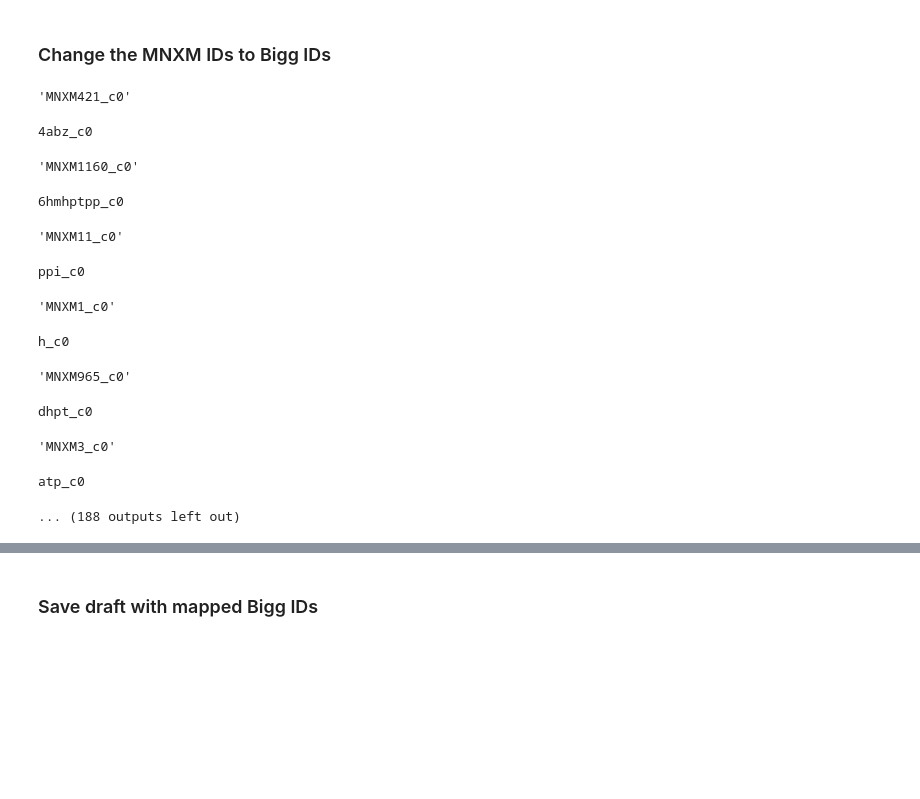
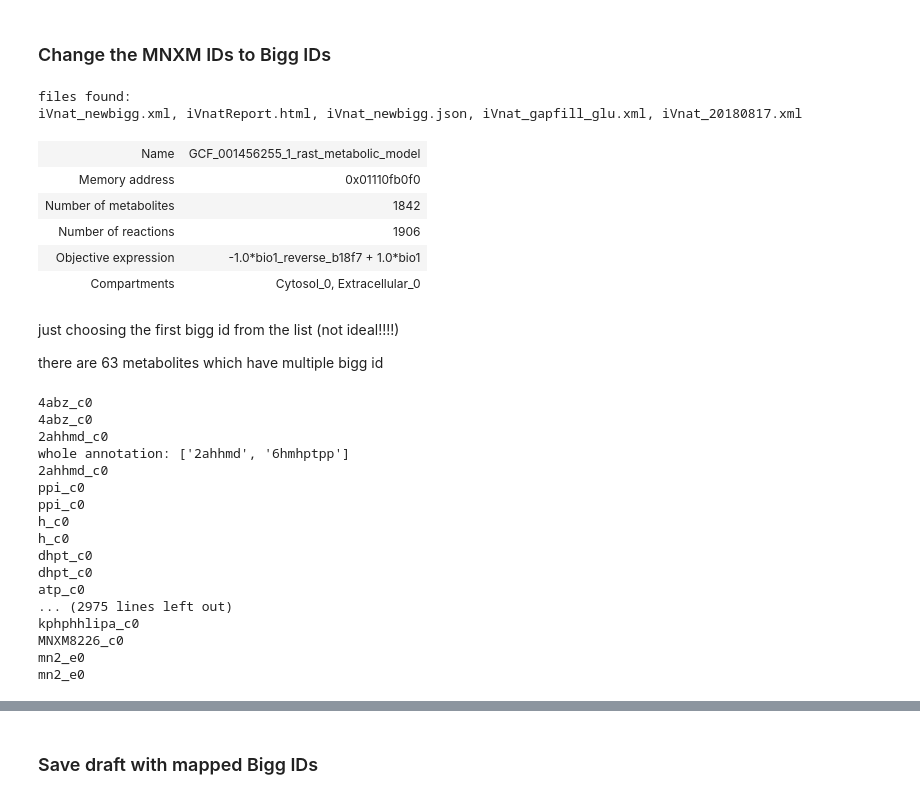
Before and after one commit to biosustain/iVnat, a Jupyter notebook: Mapping_Metabolite_IDs_to_Bigg.ipynb, the cells around one changed output, grey strips where cells are left out. Drawn from its saved outputs; the diff is of its cells as text; code cells hidden in the pictures; blank space fills up the shorter version.

Commit message:
mapping to bigg that is possible, adding exchange reactions to precursors

```diff
--- a/Mapping_Metabolite_IDs_to_Bigg.ipynb
+++ b/Mapping_Metabolite_IDs_to_Bigg.ipynb
@@ -183,32 +82,68 @@ for ls in dupl_bigg.values():
                 print(len(model.metabolites.get_by_id(pair[0]+"_"+pair[1]).reactions))
 # %% [markdown]
 ### Change the MNXM IDs to Bigg IDs
+# %%
+data_dir = "/Users/lizrad/Documents/Vibrio_folder"
+print("files found: ")
+print(", ".join(i for i in os.listdir(data_dir) if i.startswith("iVnat")))
+model_new=cobra.io.read_sbml_model(join(data_dir, "iVnat_newbigg.xml"))
+#model=cobra.io.read_legacy_sbml("C:\\Users\Asus\Documents\Vibrio_project_literature\GCF_001456255.1_rast_metabolic_model.SBML\GCF_001456255.1_rast_metabolic_model.xml")
+model_new
+# %% [output]
+files found:
+iVnat_newbigg.xml, iVnatReport.html, iVnat_newbigg.json, iVnat_gapfill_glu.xml, iVnat_20180817.xml
+| Name | GCF_001456255_1_rast_metabolic_model |
+| Memory address | 0x01110fb0f0 |
+| Number of metabolites | 1842 |
+| Number of reactions | 1906 |
+| Objective expression | -1.0*bio1_reverse_b18f7 + 1.0*bio1 |
+| Compartments | Cytosol_0, Extracellular_0 |
+# %% [markdown]
+just choosing the first bigg id from the list (not ideal!!!!)
+
+there are 63 metabolites which have multiple bigg id
 # %%
-for met in model.metabolites:
-
+with_bigg=0
+for met in model_new.metabolites:
+    print(met.id)
+    split, compartment=met.id.rsplit("_", 1)
     if "bigg.metabolite" not in met.annotation.keys():
         continue
     if met.id in ["cpd00261_c0", "cpd06227_c0", "cpd03572_c0", "cpd02446_c0","cpd02572_c0", "cpd01466_c0" ]:
         pass
     else:
+        with_bigg+=1
+        if type(met.annotation["bigg.metabolite"]) == list:
+            print("whole annotation:" ,met.annotation['bigg.metabolite'])
+
+            met.id=met.annotation['bigg.metabolite'][0]+ '_' + compartment
+        else:
+            met.id=met.annotation['bigg.metabolite']+ '_' + compartment
+
+
     #if met.id.startswith('cpd'):
-        split, compartment=met.id.split("_")
-        met.id
 
-        met.id=met.annotation['bigg.metabolite']+ '_' + compartment
-        model.repair()
         print(met.id)
+
+
+
+        model_new.repair()
+       # print(met.id)
 # %% [output]
-'MNXM421_c0'
+4abz_c0
+4abz_c0
+2ahhmd_c0
+whole annotation: ['2ahhmd', '6hmhptpp']
+2ahhmd_c0
+ppi_c0
+ppi_c0
+h_c0
+h_c0
+dhpt_c0
+dhpt_c0
+atp_c0
+... (2975 lines left out)
+kphphhlipa_c0
+MNXM8226_c0
+mn2_e0
+mn2_e0
-4abz_c0
-'MNXM1160_c0'
-6hmhptpp_c0
-'MNXM11_c0'
-ppi_c0
-'MNXM1_c0'
-h_c0
-'MNXM965_c0'
-dhpt_c0
-'MNXM3_c0'
-atp_c0
-... (188 outputs left out)
```
Also changed, not shown: parts of 10 cells of this notebook, 3 other files.
